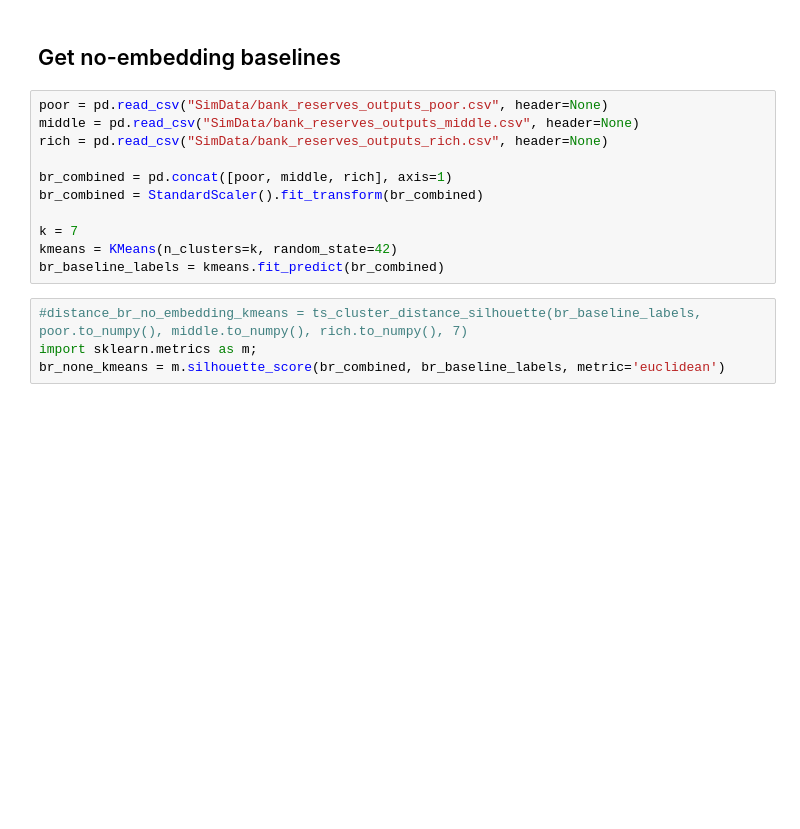
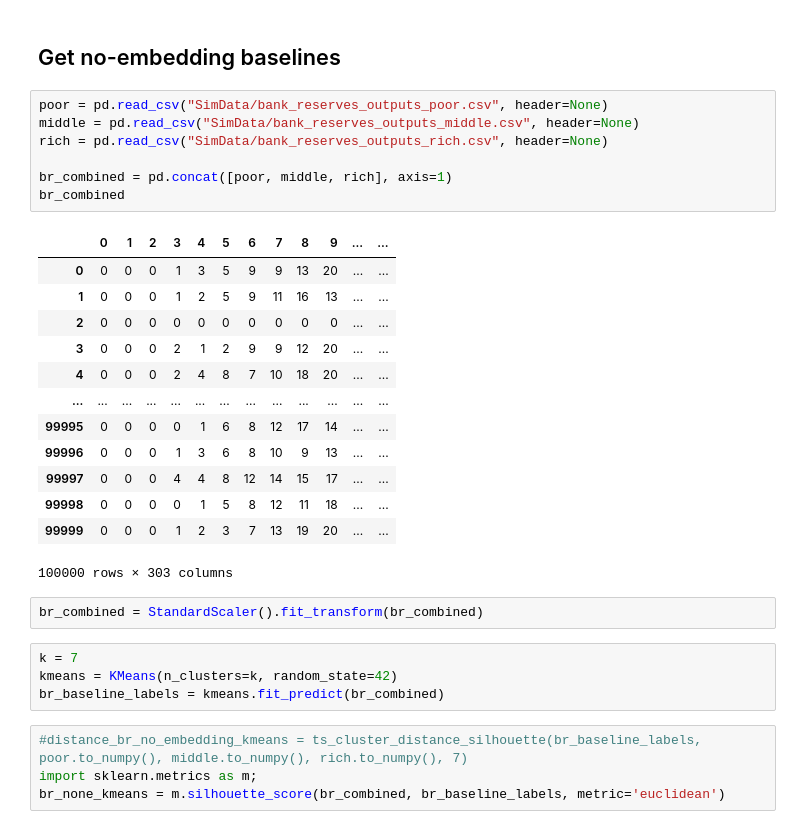
Before and after one commit to MariaElise-T/TS-Clustering, a Jupyter notebook: Dissertation_visualizations-silhouette_euc_raw.ipynb, the cells around one changed output. Saved outputs shown, nothing was run; the diff lists cells and outputs as text; blank space fills up the shorter version.

```diff
--- a/Dissertation_visualizations-silhouette_euc_raw.ipynb
+++ b/Dissertation_visualizations-silhouette_euc_raw.ipynb
@@ -74,14 +74,30 @@ def import_ff_data(filename):
 # %%
 poor = pd.read_csv("SimData/bank_reserves_outputs_poor.csv", header=None)
 middle = pd.read_csv("SimData/bank_reserves_outputs_middle.csv", header=None)
 rich = pd.read_csv("SimData/bank_reserves_outputs_rich.csv", header=None)
 
 br_combined = pd.concat([poor, middle, rich], axis=1)
-br_combined = StandardScaler().fit_transform(br_combined)
-
-k = 7
-kmeans = KMeans(n_clusters=k, random_state=42)
-br_baseline_labels = kmeans.fit_predict(br_combined)
+br_combined
+# %% [output]
+|  | 0 | 1 | 2 | 3 | 4 | 5 | 6 | 7 | 8 | 9 | ... | ... |
+| 0 | 0 | 0 | 0 | 1 | 3 | 5 | 9 | 9 | 13 | 20 | ... | ... |
+| 1 | 0 | 0 | 0 | 1 | 2 | 5 | 9 | 11 | 16 | 13 | ... | ... |
+| 2 | 0 | 0 | 0 | 0 | 0 | 0 | 0 | 0 | 0 | 0 | ... | ... |
+| 3 | 0 | 0 | 0 | 2 | 1 | 2 | 9 | 9 | 12 | 20 | ... | ... |
+| 4 | 0 | 0 | 0 | 2 | 4 | 8 | 7 | 10 | 18 | 20 | ... | ... |
+| ... | ... | ... | ... | ... | ... | ... | ... | ... | ... | ... | ... | ... |
+| 99995 | 0 | 0 | 0 | 0 | 1 | 6 | 8 | 12 | 17 | 14 | ... | ... |
+| 99996 | 0 | 0 | 0 | 1 | 3 | 6 | 8 | 10 | 9 | 13 | ... | ... |
+| 99997 | 0 | 0 | 0 | 4 | 4 | 8 | 12 | 14 | 15 | 17 | ... | ... |
+| 99998 | 0 | 0 | 0 | 0 | 1 | 5 | 8 | 12 | 11 | 18 | ... | ... |
+| 99999 | 0 | 0 | 0 | 1 | 2 | 3 | 7 | 13 | 19 | 20 | ... | ... |
+100000 rows × 303 columns
+# %%
+br_combined = StandardScaler().fit_transform(br_combined)
+# %%
+k = 7
+kmeans = KMeans(n_clusters=k, random_state=42)
+br_baseline_labels = kmeans.fit_predict(br_combined)
 # %%
 #distance_br_no_embedding_kmeans = ts_cluster_distance_silhouette(br_baseline_labels, poor.to_numpy(), middle.to_numpy(), rich.to_numpy(), 7)
 import sklearn.metrics as m;
```
Also changed, not shown: 12 other files.
